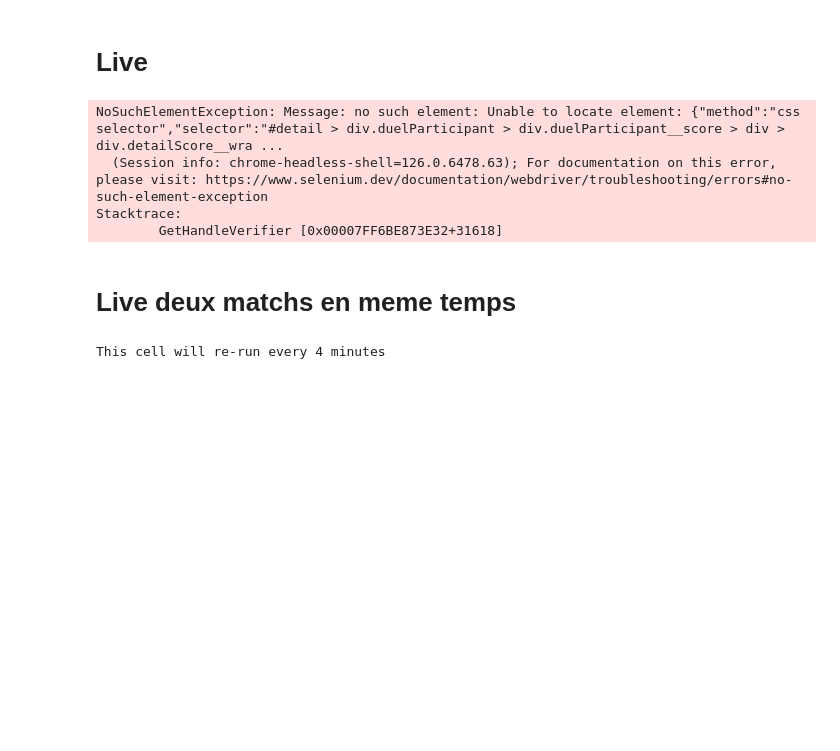
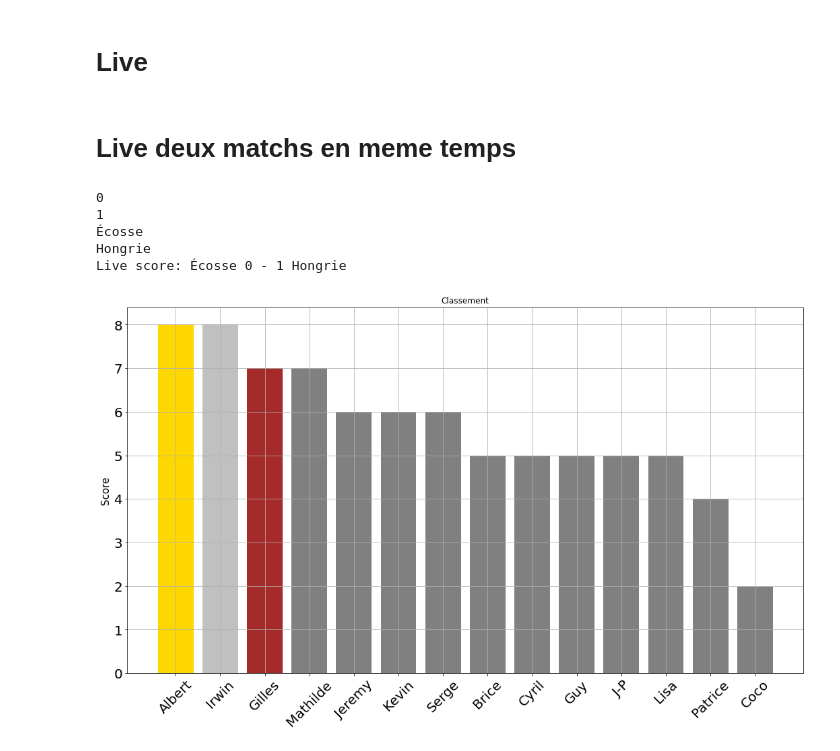
Before and after one commit to coraliegrobel/Classement, a Jupyter notebook: test2.ipynb, the cells around one changed output. Saved outputs shown, nothing was run; the diff lists cells and outputs as text; code cells hidden in the pictures; blank space fills up the shorter version.

Commit message:
Update classement plot

```diff
--- a/test2.ipynb
+++ b/test2.ipynb
@@ -43,8 +43,9 @@ for match in all_match:
 df["Georg - Tcheq score_final"] = "1-1"
 df["Turq- Port score_final"] = "0-3"
 df["Belg - Roum score_final"] = "2-0"
-df["Ecos - Hongr score_final"] = "0-0"
-df["Suis - All score_final"] = "0-0"
+df["Ecos - Hongr score_final"] = "0-1"
+df["Suis - All score_final"] = "1-1"
+#df["Croat - Ita score_final"] = "0-0"
 # %%
 for match in all_match:
     s = match + " points"
@@ -227,11 +228,6 @@ while True:
     # Sleep for 4 minutes (4 minutes * 60 seconds)
     time.sleep(4 * 60)
 """;
-# %% [output]
-NoSuchElementException: Message: no such element: Unable to locate element: {"method":"css selector","selector":"#detail > div.duelParticipant > div.duelParticipant__score > div > div.detailScore__wra ...
-  (Session info: chrome-headless-shell=126.0.6478.63); For documentation on this error, please visit: https://www.selenium.dev/documentation/webdriver/troubleshooting/errors#no-such-element-exception
-Stacktrace:
-        GetHandleVerifier [0x00007FF6BE873E32+31618]
 # %% [markdown]
 # Live deux matchs en meme temps
 # %%
@@ -278,7 +274,7 @@ while True:
             EC.presence_of_element_located((By.ID,"detail"))
         )
         domicile2 = container2.find_element(By.CSS_SELECTOR, "#detail > div.duelParticipant > div.duelParticipant__score > div > div.detailScore__wrapper.detailScore__live > span:nth-child(1)")
-        print(domicile1.text)
+        print(domicile2.text)
         exterieur2 = container2.find_element(By.CSS_SELECTOR, "#detail > div.duelParticipant > div.duelParticipant__score > div > div.detailScore__wrapper.detailScore__live > span:nth-child(3)")
         print(exterieur2.text)
         home_team2 = container2.find_element(By.CSS_SELECTOR,"#detail > div.duelParticipant > div.duelParticipant__home > div.participant__participantNameWrapper > div.participant__participantName.participant__overflow > a")
@@ -294,27 +290,27 @@ while True:
             f.write(f"<p>{live_score_text}</p>")
 
         #match1
-        df['Ecos - Hongr score_final'] = str(domicile1.text) + "-" + str(exterieur1.text)
-        s = "Ecos - Hongr points"
-        a = "Ecos - Hongr real winner"
-        int_ = "Ecos - Hongr basic"
-        score = "Ecos - Hongr score_final"
+        df['Croat - Ita score_final'] = str(domicile1.text) + "-" + str(exterieur1.text)
+        s = "Croat - Ita points"
+        a = "Croat - Ita real winner"
+        int_ = "Croat - Ita basic"
+        score = "Croat - Ita score_final"
         df[a] = df[score].apply(lambda x : compute_winner(x))
-        df[s] = np.where(df["Ecos - Hongr score_final"] == df['Ecos - Hongr'], 3, 0)
-        df[int_] = np.where(df["Ecos - Hongr winner"] == df[a], 1, 0)
+        df[s] = np.where(df["Croat - Ita score_final"] == df['Croat - Ita'], 3, 0)
+        df[int_] = np.where(df["Croat - Ita winner"] == df[a], 1, 0)
         df[int_] = df.apply(lambda row: 0 if row[s] == 3 else row[int_], axis=1)
         df[s] = df[s]+df[int_]
         df.drop(int_ , axis = 1, inplace = True)
 
         #match2
-        df['Suis - All score_final'] = str(domicile2.text) + "-" + str(exterieur2.text)
-        s = "Suis - All points"
-        a = "Suis - All real winner"
-        int_ = "Suis - All basic"
-        score = "Suis - All score_final"
+        df['Alban - Esp score_final'] = str(domicile2.text) + "-" + str(exterieur2.text)
+        s = "Alban - Esp points"
+        a = "Alban - Esp real winner"
+        int_ = "Alban - Esp basic"
+        score = "Alban - Esp score_final"
         df[a] = df[score].apply(lambda x : compute_winner(x))
-        df[s] = np.where(df["Suis - All score_final"] == df['Suis - All'], 3, 0)
-        df[int_] = np.where(df["Suis - All winner"] == df[a], 1, 0)
+        df[s] = np.where(df["Alban - Esp score_final"] == df['Alban - Esp'], 3, 0)
+        df[int_] = np.where(df["Alban - Esp winner"] == df[a], 1, 0)
         df[int_] = df.apply(lambda row: 0 if row[s] == 3 else row[int_], axis=1)
         df[s] = df[s]+df[int_]
         df.drop(int_ , axis = 1, inplace = True)
@@ -324,32 +320,37 @@ while True:
         score_columns = [col for col in df.columns if col.endswith('points')]
         df['total_score'] = df[score_columns].sum(axis=1)
         test = pd.DataFrame(df.groupby(["Participants"])["total_score"].max().sort_values(ascending=False))
         test.reset_index(inplace = True)
         affichage_2 = df[affichage].sort_values("total_score", ascending=False)
         affichage_2.to_html('classement_table.html', index=False)
         plt.figure(figsize=(18, 10))
         plt.bar(test["Participants"],test["total_score"], color=['gold', 'silver', 'brown', "grey","grey","grey","grey","grey","grey","grey","grey","grey","grey","grey"])
 
         plt.ylabel('Score',fontsize=15)
         plt.title('Classement')
         plt.xticks(fontsize = 20, rotation = 45)
         plt.yticks(fontsize = 20)
         plt.grid(True)
         plt.savefig('classement.png')
         plt.show()
         plt.close
 
 
         status_output = subprocess.run(['git', 'status', '--porcelain'], capture_output=True, text=True).stdout.strip()
 
         if status_output:
             subprocess.run(['git', 'add', 'classement.png', 'index.html', 'classement_table.html',"test2.ipynb", "index.html","live_score.html"], check=True)
             subprocess.run(['git', 'commit', '-m', 'Update classement plot'], check=True)
             subprocess.run(['git', 'push'], check=True)
     finally:
         driver1.quit()
-        driver2.quit()
+        #driver2.quit()
     # Sleep for 4 minutes (4 minutes * 60 seconds)
     time.sleep(4 * 60)
 # %% [output]
-This cell will re-run every 4 minutes
+0
+1
+Écosse
+Hongrie
+Live score: Écosse 0 - 1 Hongrie
+[figure, added]
```
Also changed, not shown: 3 other files.
